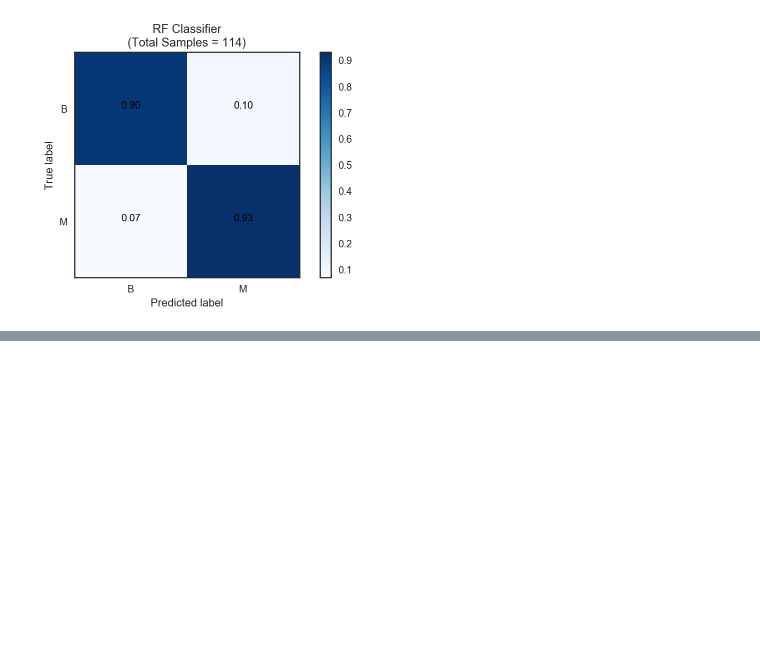
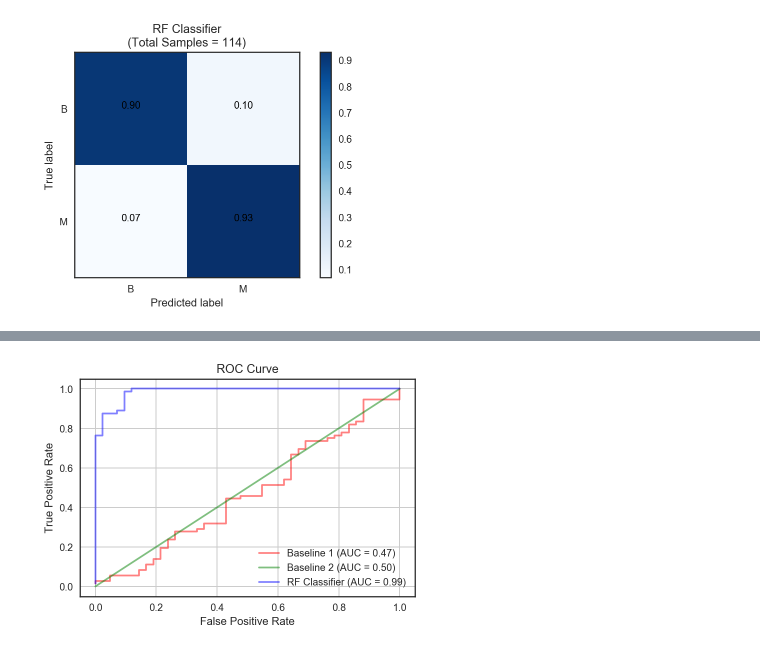
Before and after one commit to thampiman/msdn-digp-blog, a Jupyter notebook: measuring_model_goodness/Classification.ipynb, the cells around one changed output, grey strips where cells are left out. Cells and saved outputs as stored; diff of their text form; code cells hidden in the pictures; blank space fills up the shorter version.

```diff
--- a/measuring_model_goodness/Classification.ipynb
+++ b/measuring_model_goodness/Classification.ipynb
@@ -302,0 +309,16 @@ RF Classifier Value = 2.32
+# %%
+b1_fpr, b1_tpr, b1_roc_th = roc_curve(df_test['target'], df_test['baseline_1_proba'])
+b2_fpr, b2_tpr, b2_roc_th = roc_curve(df_test['target'], df_test['baseline_2'])
+rf_fpr, rf_tpr, rf_roc_th = roc_curve(df_test['target'], df_test['rf_cls_proba'])
+f, ax = plt.subplots()
+ax.plot(b1_fpr, b1_tpr, 'r-', alpha=0.5, label='Baseline 1 (AUC = %.2f)' % auc(b1_fpr, b1_tpr))
+ax.plot(b2_fpr, b2_tpr, 'g-', alpha=0.5, label='Baseline 2 (AUC = %.2f)' % auc(b2_fpr, b2_tpr))
+ax.plot(rf_fpr, rf_tpr, 'b-', alpha=0.5, label='RF Classifier (AUC = %.2f)' % auc(rf_fpr, rf_tpr))
+ax.grid(True)
+ax.set_xlabel('False Positive Rate')
+ax.set_ylabel('True Positive Rate')
+ax.set_title('ROC Curve')
+ax.legend()
+f.savefig('images/roc_auc.png', dpi=200, bbox_inches='tight');
+# %% [output]
+[figure, added]
```
Also changed, not shown: parts of 11 cells of this notebook, 6 other files.
